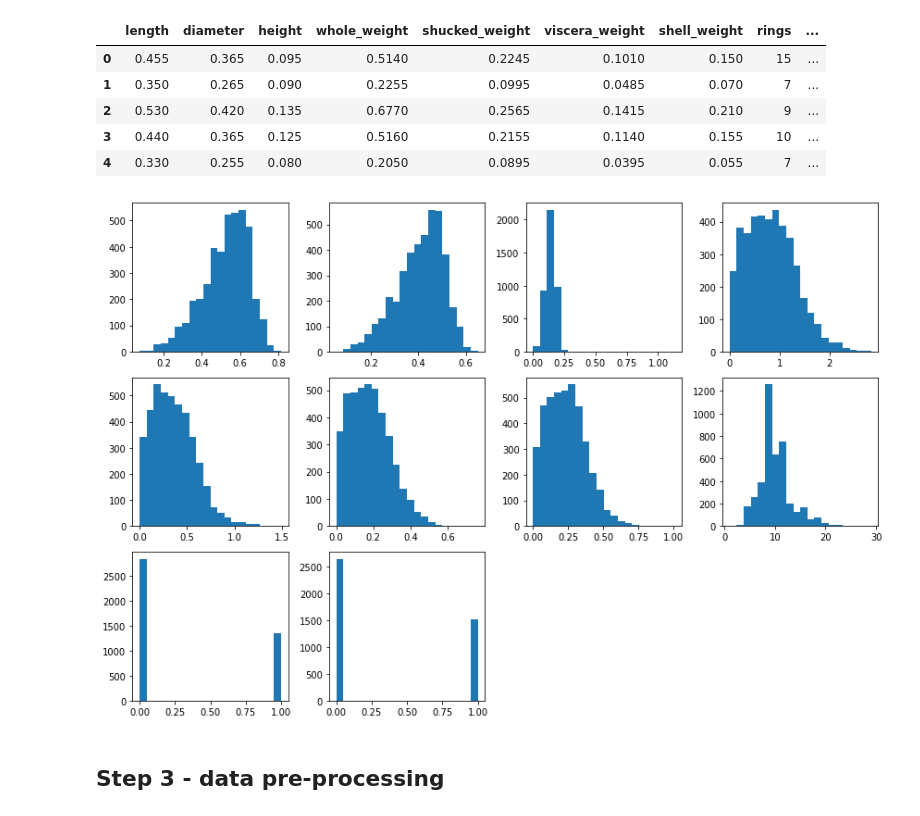
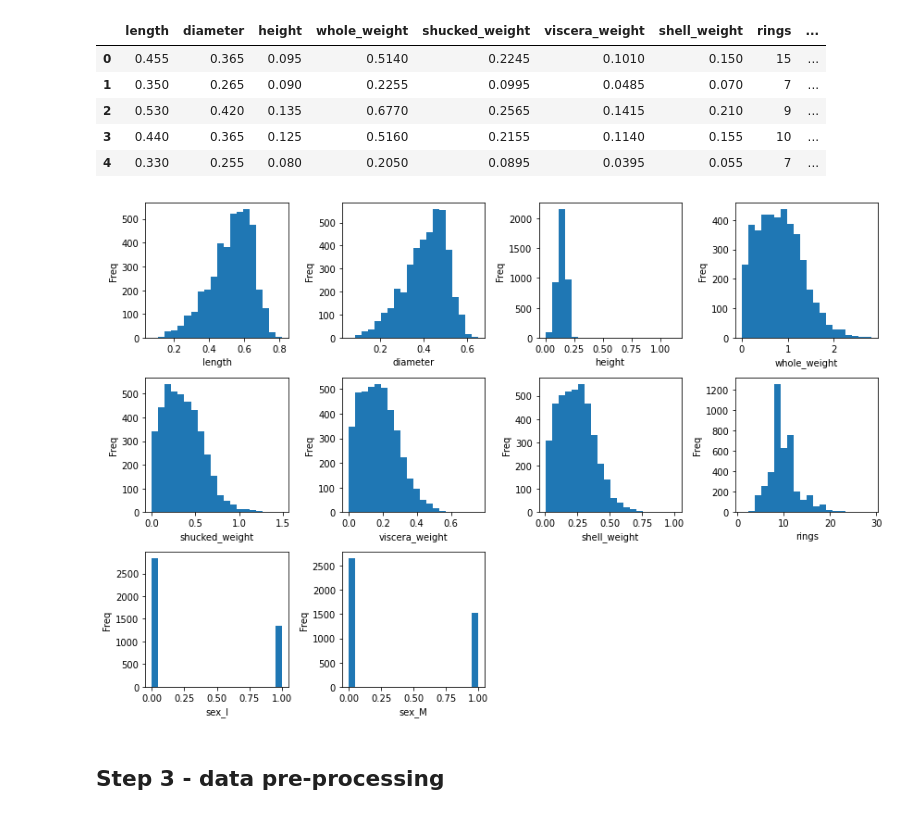
Before and after one commit to misoc-mml/ncrm-causality-2022, a Jupyter notebook: labs/part_1/Tutorial_Regression.ipynb, the cells around one changed output. Cells and saved outputs as stored; diff of their text form; code cells hidden in the pictures.

```diff
--- a/labs/part_1/Tutorial_Regression.ipynb
+++ b/labs/part_1/Tutorial_Regression.ipynb
@@ -34,7 +34,17 @@ def _trim_axs(axs, N):
         ax.remove()
     return axs[:N]
 
-def plot_dist(data, bins=10, size=(12, 8)):
+def plot_dist(data, columns=None, bins=10, size=(12, 8)):
+    if columns: # Let's trust the lengths match.
+        col_names = columns
+    elif isinstance(data, pd.DataFrame):
+        col_names = list(data.columns)
+    else: # If not DataFrame, assume it's numpy array.
+        col_names = [f'var {i+1}' for i in range(data.shape[1])]
+
+    if isinstance(data, pd.DataFrame):
+        data = data.to_numpy()
+
     sq = math.sqrt(data.shape[1])
     d_ceil = math.ceil(sq)
     d_floor = math.floor(sq)
@@ -46,9 +56,12 @@ def plot_dist(data, bins=10, size=(12, 8)):
         n_rows = n_cols = d_ceil
 
     fig, axs = plt.subplots(n_rows, n_cols, figsize=size)
+
     axs = _trim_axs(axs, data.shape[1])
 
     for i, ax in enumerate(axs):
+        ax.set_ylabel('Freq')
+        ax.set_xlabel(col_names[i])
         ax.hist(data[:, i], bins=bins)
 
     fig.tight_layout()
@@ -81,9 +94,9 @@ df_data.head()
 | 3 | 0.440 | 0.365 | 0.125 | 0.5160 | 0.2155 | 0.1140 | 0.155 | 10 | ... |
 | 4 | 0.330 | 0.255 | 0.080 | 0.2050 | 0.0895 | 0.0395 | 0.055 | 7 | ... |
 # %%
-plot_dist(df_data.to_numpy(), 20)
+plot_dist(df_data, bins=20)
 # %% [output]
-[figure, old version]
+[figure, new version]
 # %% [markdown]
 ## Step 3 - data pre-processing
 # %% [markdown]
```
